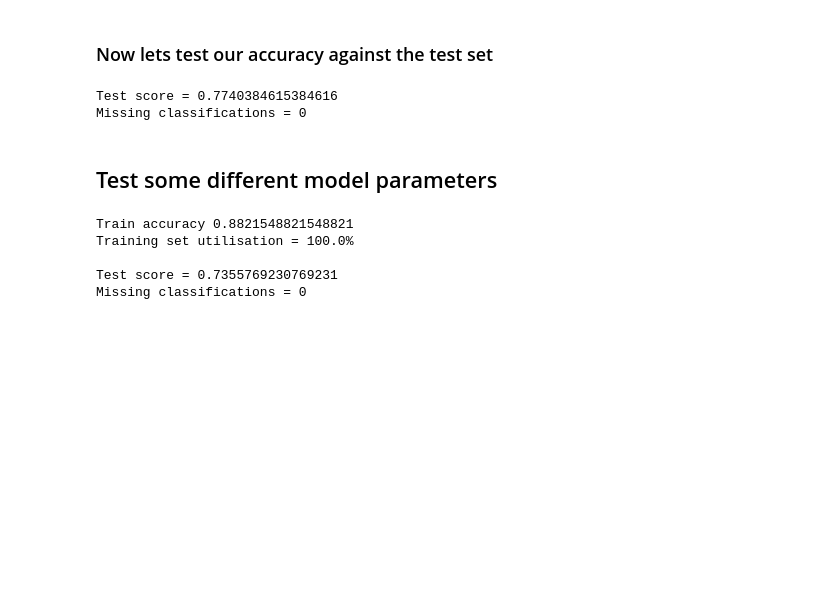
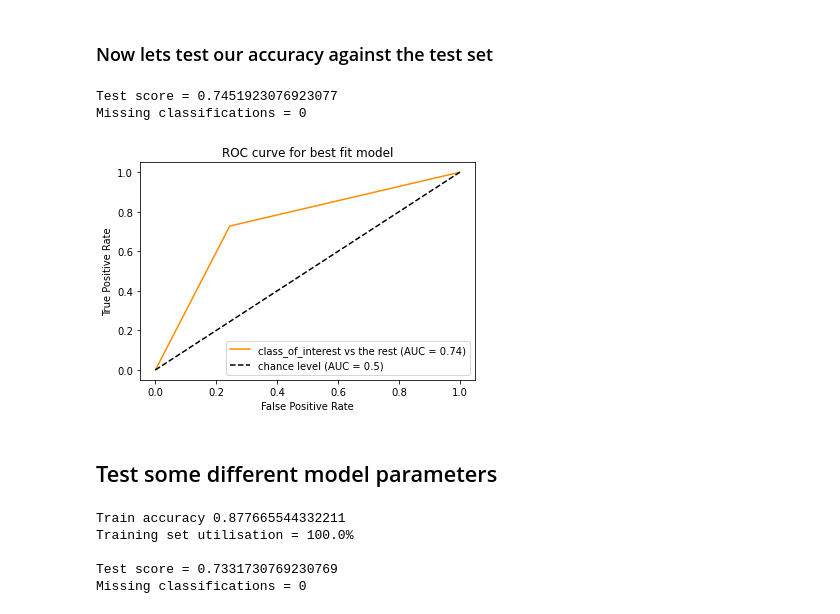
Before and after one commit to albrecht-flo/MALIS-survival-prediction, a Jupyter notebook: data/Descision_tree_exploration.ipynb, the cells around one changed output. Saved outputs shown, nothing was run; the diff lists cells and outputs as text; code cells hidden in the pictures; blank space fills up the shorter version.

Commit message:
Updates to the Decision tree and random forrest hyper parameters to always ensure balanced training

```diff
--- a/data/Descision_tree_exploration.ipynb
+++ b/data/Descision_tree_exploration.ipynb
@@ -156,7 +156,7 @@ accuracies = []
 
 for ps in parameter_set:
     print(f"Running for parameter set {ps} ...")
-    model = sklearn.tree.DecisionTreeClassifier(**ps)
+    model = sklearn.tree.DecisionTreeClassifier(**ps, class_weight="balanced")
     accuracies.append([])
     for train_fold, validation_fold in cross_folds.split(titanic_train_clean):
         # Create training dataset for fold
@@ -174,7 +174,7 @@ for ps in parameter_set:
         accuracies[-1].append(accuracy)
 
 for i, acc in enumerate(accuracies):
-    print(f"Average of fold {i+1} is {sum(acc)/len(acc)} full data: {acc}")
+    print(f"Average of fold  with params {parameter_set[i]} is {sum(acc)/len(acc)} full data:\n\t {acc}")
 
 # The best depth seems to be 4
 # %% [output]
@@ -200,7 +203,7 @@ Average of fold 7 is 0.7979725064339964 full data: [0.8044692737430168, 0.752808
 train_x = titanic_train_clean.drop(columns=['Survived'])
 train_y = titanic_train_clean['Survived']
 # Train model based on best estimated configuration from previous tests
-model = sklearn.tree.DecisionTreeClassifier(max_depth=4)
+model = sklearn.tree.DecisionTreeClassifier(max_depth=5, class_weight="balanced")
 model = model.fit(X=train_x, y=train_y)
 # Calculate train accuracy
 train_accuracy = model.score(X=train_x, y=train_y)
@@ -302,13 +305,19 @@ titianic_test_score = model.score(X=test_x, y=test_y)
 print(f"Test score = {titianic_test_score}")
 print(f"Missing classifications = {len(titanic_test_with_labels_u) - len(titanic_test_with_labels_clean)}")
 # %% [output]
-Test score = 0.7740384615384616
+Test score = 0.7451923076923077
 Missing classifications = 0
+# %%
+prediction_y = model.predict(X=test_x)
+
+mutil.plot_roc(test_y, prediction_y, "ROC curve for best fit model")
+# %% [output]
+[figure, added]
 # %% [markdown]
 ## Test some different model parameters
 # %%
 # Train model
-model = sklearn.tree.DecisionTreeClassifier(max_depth=7)
+model = sklearn.tree.DecisionTreeClassifier(max_depth=7, class_weight="balanced")
 model = model.fit(X=train_x, y=train_y)
 
 # Calculate train accuracy
@@ -325,8 +334,8 @@ titianic_test_score = model.score(X=test_x, y=test_y)
 print(f"Test score = {titianic_test_score}")
 print(f"Missing classifications = {len(titanic_test_with_labels_u) - len(titanic_test_with_labels_clean)}")
 # %% [output]
-Train accuracy 0.8821548821548821
+Train accuracy 0.877665544332211
 Training set utilisation = 100.0%
 
-Test score = 0.7355769230769231
+Test score = 0.7331730769230769
 Missing classifications = 0
```
Also changed, not shown: parts of 2 cells of this notebook, 5 other files.
